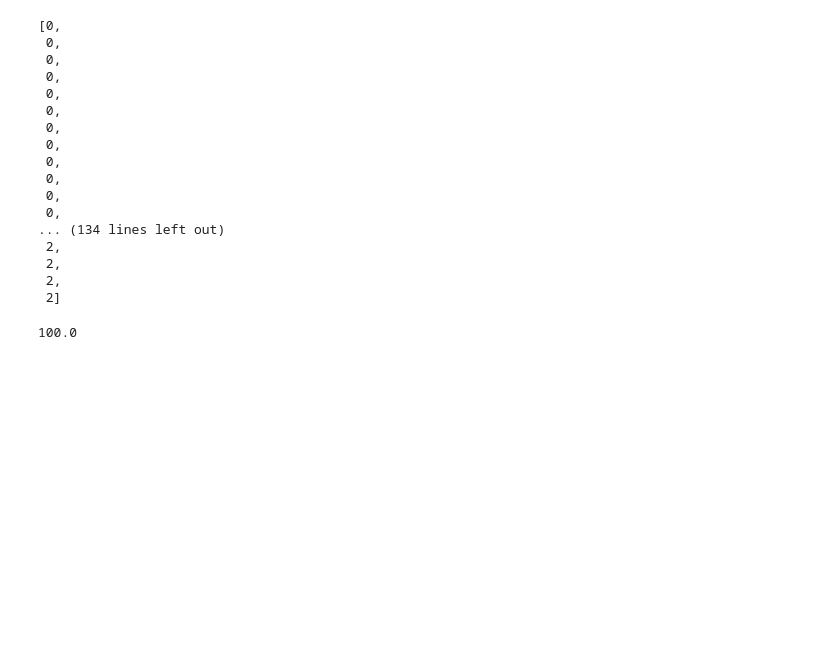
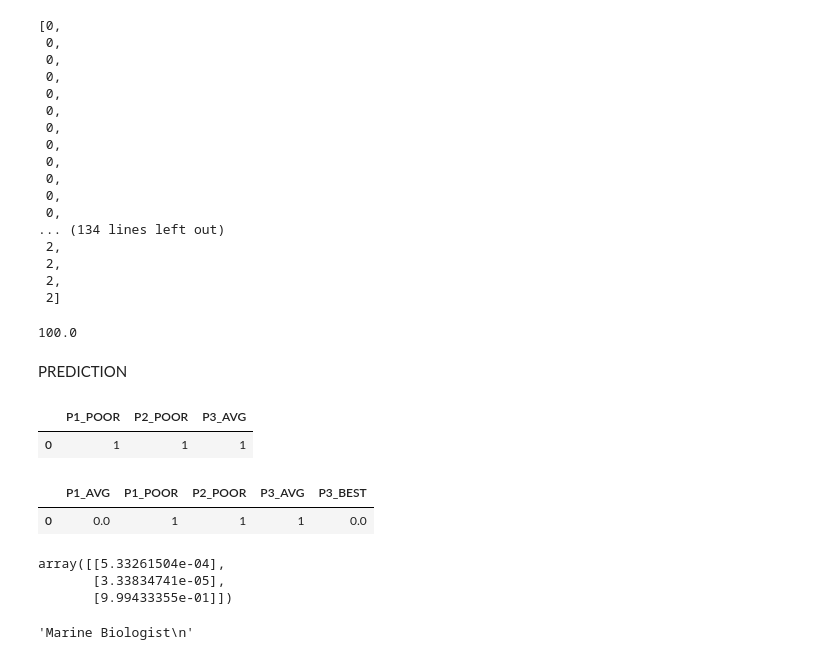
Before and after one commit to alaricbat/SoftmaxRegression, a Jupyter notebook: SoftmaxRegression/program/softmax_job_fix.ipynb, the cells around one changed output. Saved outputs shown, nothing was run; the diff lists cells and outputs as text; code cells hidden in the pictures; blank space fills up the shorter version.

Commit message:
AI:SoftmaxRegression:260803: Final Softmax regression function - FixJob

```diff
--- a/SoftmaxRegression/program/softmax_job_fix.ipynb
+++ b/SoftmaxRegression/program/softmax_job_fix.ipynb
@@ -673,7 +722,7 @@ gap
 # %% [markdown]
 START TO TRAIN
 # %%
-W, losses = softmax_regression(W_init, np.array(X_encoded), Y, 0.001, max_count=10000)
+W, losses = softmax_regression(W[-1], np.array(X_encoded), Y, 0.001, max_count=100000)
 # %%
 W[-1], losses[-1]
 # %% [output]
@@ -747,3 +772,55 @@ accuracy = accuracy * 100
 accuracy
 # %% [output]
 100.0
+# %% [markdown]
+PREDICTION
+# %%
+def map_to_qualitative(value):
+    if 0 <= value <= 10:
+        return 'POOR'
+    elif 11 <= value <= 14:
+        return 'AVG'
+    elif value >= 15:
+        return 'BEST'
+    else:
+        return 'NA'
+# %%
+def parse_X_predict(X_array):
+    result = [map_to_qualitative(value) for value in X_array]
+    return np.array(result)
+# %%
+X_predict = [1, 1, 12]
+X_predict_label = parse_X_predict(X_predict)
+X_predict_df = pd.DataFrame([X_predict_label], columns=cols_to_encode)
+X_predict_encode = one_hot_encode(X_predict_df, cols_to_encode, valid_categories)
+X_predict_encode
+# %% [output]
+|  | P1_POOR | P2_POOR | P3_AVG |
+| 0 | 1 | 1 | 1 |
+# %%
+train_cols = X_encoded.columns.to_list()
+input_cols = X_predict_encode.columns.to_list()
+input_values = X_predict_encode.iloc[0].values
+
+df_transformed_input = pd.DataFrame(np.zeros((1, len(train_cols))), columns=train_cols)
+
+for col, val in zip(input_cols, input_values):
+    if val == 1 and col in df_transformed_input:
+        df_transformed_input[col] = val
+
+df_transformed_input
+# %% [output]
+|  | P1_AVG | P1_POOR | P2_POOR | P3_AVG | P3_BEST |
+| 0 | 0.0 | 1 | 1 | 1 | 0.0 |
+# %%
+prods = softmax(np.dot(W[-1].T, df_transformed_input.T))
+prods
+# %% [output]
+array([[5.33261504e-04],
+       [3.33834741e-05],
+       [9.99433355e-01]])
+# %%
+y_predict = np.argmax(prods, axis=0)[0]
+unique_jobs[y_predict]
+# %% [output]
+'Marine Biologist\n'
```
Also changed, not shown: parts of 10 cells of this notebook.
